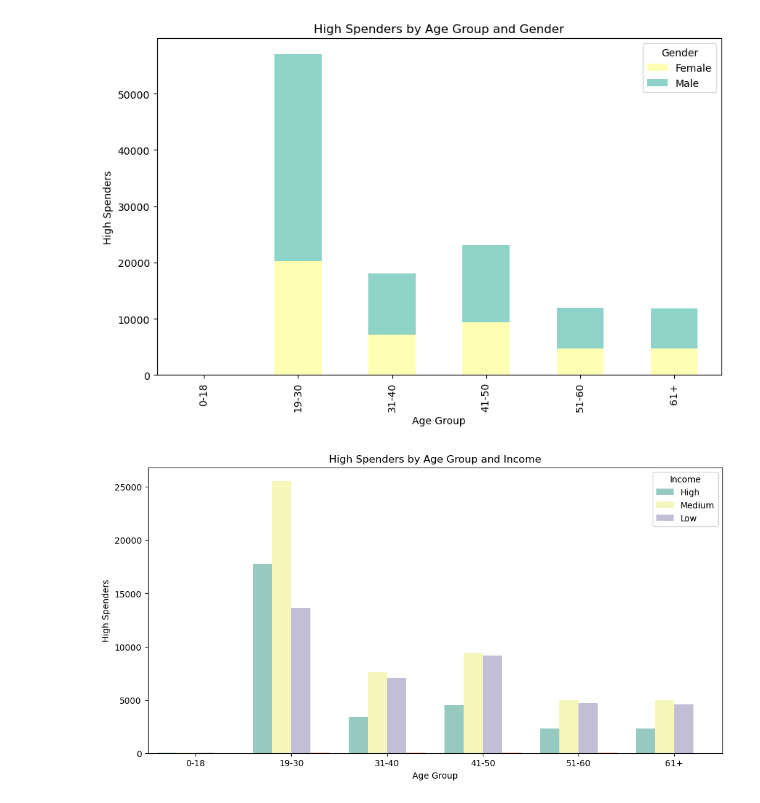
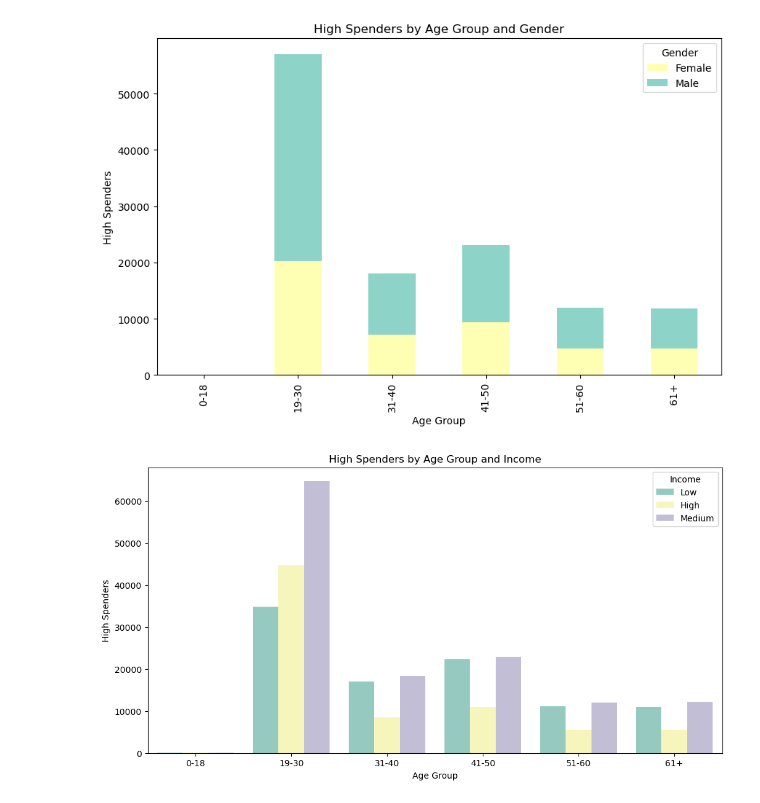
Before and after one commit to tsarahbd/retail-data-analysis, a Jupyter notebook: Retail-Data-Analysis.ipynb, the cells around one changed output. Drawn from its saved outputs; the diff is of its cells as text; code cells hidden in the pictures.

Commit message:
Updated Customer Segment for Target Marketing
Fixed errors
Exported csv file as the outcome of this analysis

```diff
--- a/Retail-Data-Analysis.ipynb
+++ b/Retail-Data-Analysis.ipynb
@@ -163,7 +164,7 @@ customer_segment.head(10)
 # %%
 # Customer segments are defined based on pre-defined threshold
 mean = customer_segment["Total_Amount"].mean()
-customer_segment.insert(5,"High Spender",["Y" if x > mean else "N" for x in customer_segment["Total_Amount"]],False)
+customer_segment.insert(5,"High_Spender",["Y" if x > mean else "N" for x in customer_segment["Total_Amount"]],False)
 # %%
 customer_segment.head(10)
 # %% [output]
@@ -184,7 +185,7 @@ labels = ['0-18', '19-30', '31-40', '41-50', '51-60', '61+']
 
 # Creating a new column 'Age Group' with bins
 age_group = pd.cut(customer_segment['Age'], bins=bins, labels=labels, right=False)
-customer_segment.insert(1, "Age Group", age_group, False)
+customer_segment.insert(1, "Age_Group", age_group, False)
 # %%
 customer_segment.head()
 # %% [output]
@@ -194,6 +195,21 @@ customer_segment.head()
 | 2 | 48 | 41-50 | Male | Low | 3 | 1063.43 | N |
 | 3 | 56 | 51-60 | Male | High | 7 | 2466.85 | Y |
 | 4 | 22 | 19-30 | Male | Low | 2 | 248.55 | N |
+# %%
+# Remove rows where Income is NaN or blank
+customer_segment = customer_segment[customer_segment['Income'].notna()]
+customer_segment = customer_segment[customer_segment['Income'] != ""]  # Remove blank strings
+
+# Ensure Income is categorical and remove unused categories
+if customer_segment['Income'].dtype.name == 'category':
+    customer_segment['Income'] = customer_segment['Income'].cat.remove_unused_categories()
+
+# Filter only high spenders
+high_spenders = customer_segment[customer_segment['High_Spender'] == 'Y']
+
+# Get Income levels that actually have high spenders
+valid_income_levels = high_spenders['Income'].unique()
+high_spenders = high_spenders[high_spenders['Income'].isin(valid_income_levels)]
 # %% [markdown]
 ## Visualisations
 # %%
@@ -211,11 +227,11 @@ plt.show()
 [figure]
 # %%
 plt.figure(figsize=(12, 6))
-sns.countplot(data=high_spenders, x='Age Group', hue='Income', palette='Set3')
+sns.countplot(data=customer_segment, x='Age_Group', hue='Income', palette='Set3')
 plt.title('High Spenders by Age Group and Income')
 plt.xlabel('Age Group')
 plt.ylabel('High Spenders')
 plt.legend(title='Income')
 plt.show()
 # %% [output]
-[figure, old version]
+[figure, new version]
```
Also changed, not shown: parts of 7 cells of this notebook, 2 other files.
